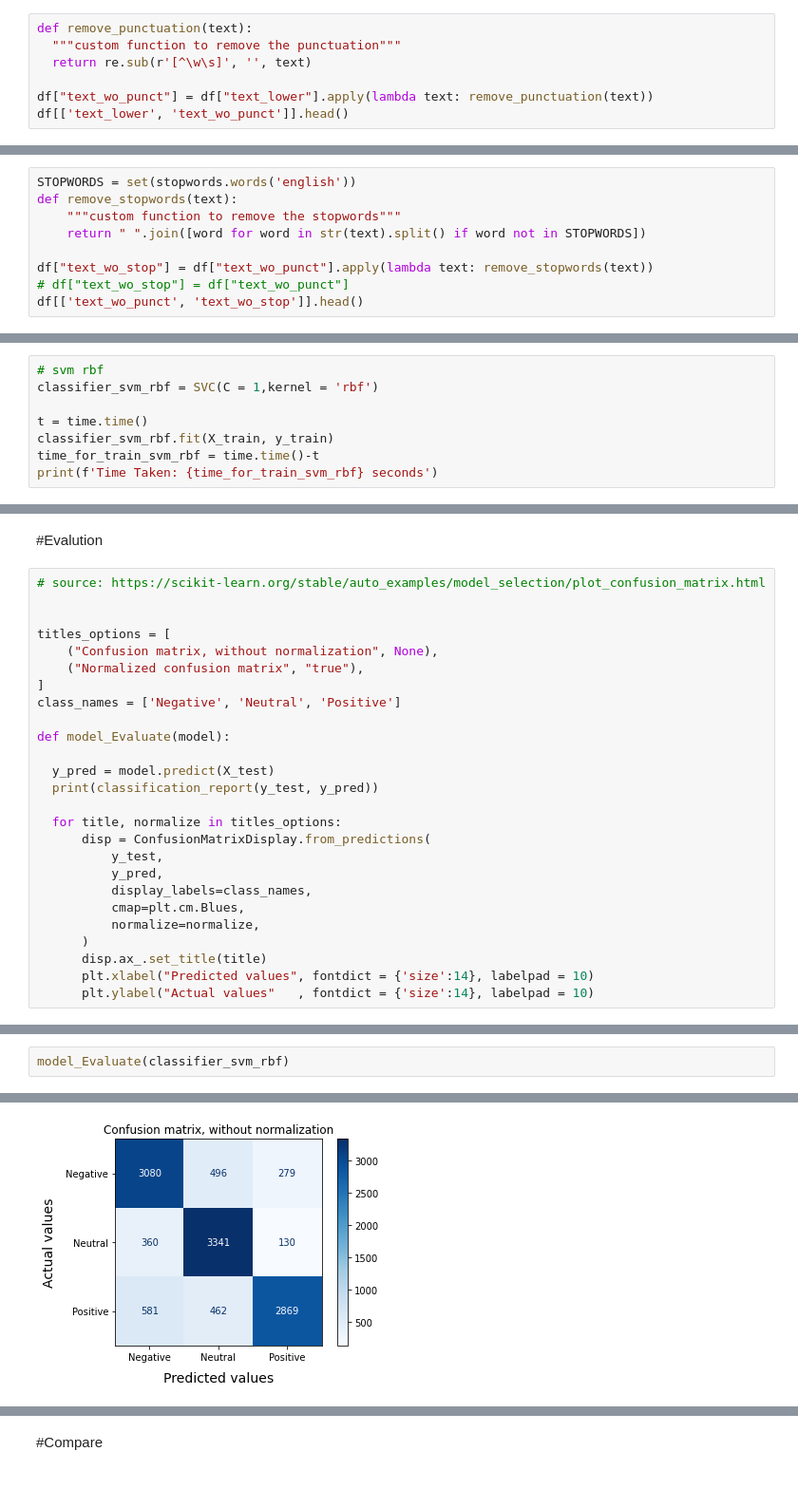
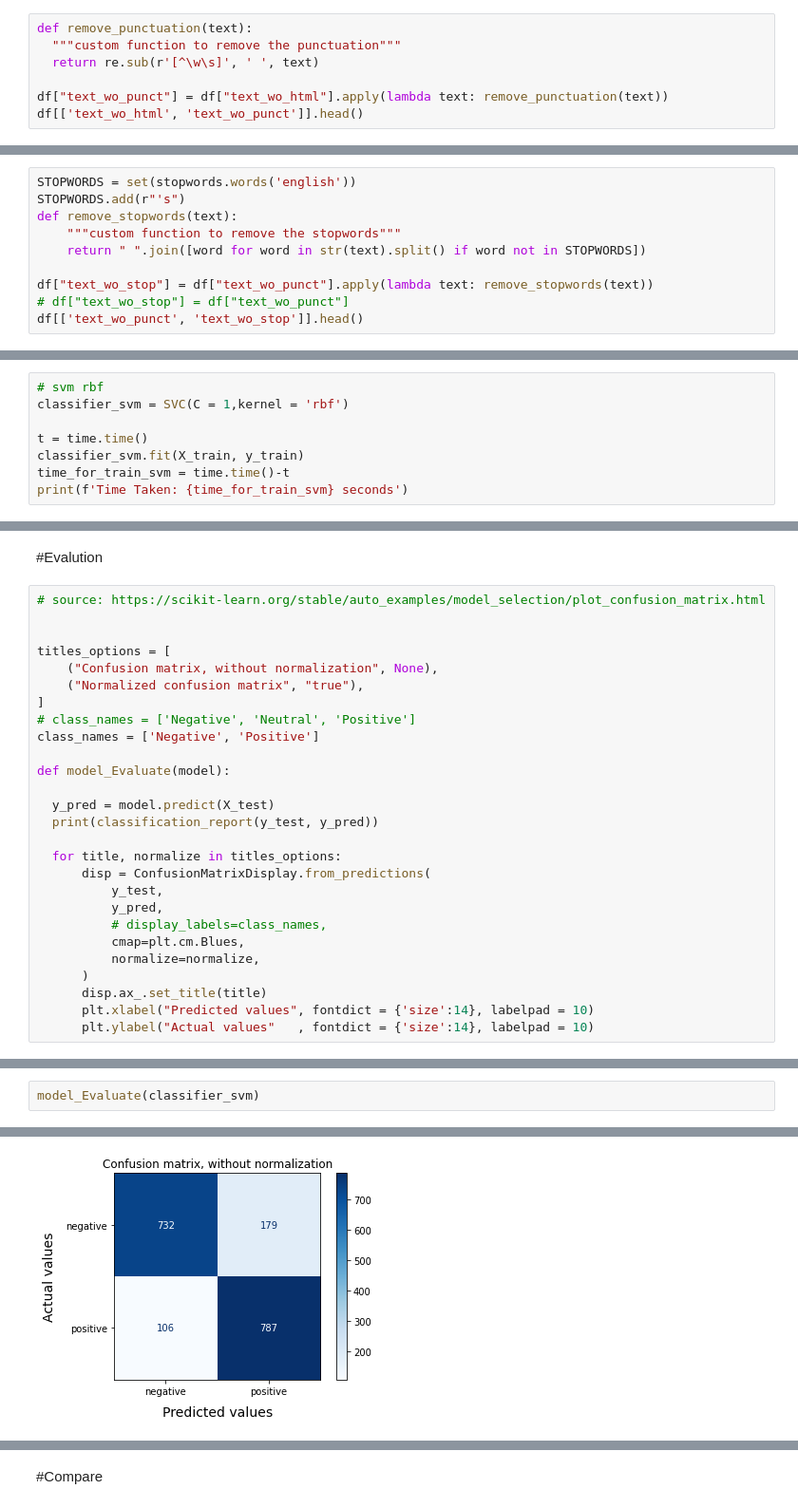
Before and after one commit to antran2k2/Prj1_ML, a Jupyter notebook: Prj1_ML_Sentiment_Analysis.ipynb, the cells around one changed output, grey strips where cells are left out. Shown at 95% size. Cells and saved outputs as stored; diff of their text form.

```diff
--- a/Prj1_ML_Sentiment_Analysis.ipynb
+++ b/Prj1_ML_Sentiment_Analysis.ipynb
@@ -89,8 +115,8 @@ df[['text', 'text_lower']].head()
 # %%
 def remove_punctuation(text):
   """custom function to remove the punctuation"""
-  return re.sub(r'[^\w\s]', '', text)
+  return re.sub(r'[^\w\s]', ' ', text)
 
-df["text_wo_punct"] = df["text_lower"].apply(lambda text: remove_punctuation(text))
-df[['text_lower', 'text_wo_punct']].head()
+df["text_wo_punct"] = df["text_wo_html"].apply(lambda text: remove_punctuation(text))
+df[['text_wo_html', 'text_wo_punct']].head()
 # %% [output]
@@ -112,6 +138,7 @@ nltk.download('stopwords')
 "i, me, my, myself, we, our, ours, ourselves, you, you're, you've, you'll, you'd, your, yours, yourself, yourselves, he, him, his, himself, she, she's, her, hers, herself, it, it's, its, itself, they, ...
 # %%
 STOPWORDS = set(stopwords.words('english'))
+STOPWORDS.add(r"'s")
 def remove_stopwords(text):
     """custom function to remove the stopwords"""
     return " ".join([word for word in str(text).split() if word not in STOPWORDS])
@@ -296,10 +323,10 @@ Time Taken: 0.013192176818847656 seconds
 ##SVM
 # %%
 # svm rbf
-classifier_svm_rbf = SVC(C = 1,kernel = 'rbf')
+classifier_svm = SVC(C = 1,kernel = 'rbf')
 
 t = time.time()
-classifier_svm_rbf.fit(X_train, y_train)
-time_for_train_svm_rbf = time.time()-t
-print(f'Time Taken: {time_for_train_svm_rbf} seconds')
+classifier_svm.fit(X_train, y_train)
+time_for_train_svm = time.time()-t
+print(f'Time Taken: {time_for_train_svm} seconds')
 # %% [output]
@@ -335,7 +352,8 @@ titles_options = [
     ("Confusion matrix, without normalization", None),
     ("Normalized confusion matrix", "true"),
 ]
-class_names = ['Negative', 'Neutral', 'Positive']
+# class_names = ['Negative', 'Neutral', 'Positive']
+class_names = ['Negative', 'Positive']
 
 def model_Evaluate(model):
 
@@ -346,7 +364,7 @@ def model_Evaluate(model):
       disp = ConfusionMatrixDisplay.from_predictions(
           y_test,
           y_pred,
-          display_labels=class_names,
+          # display_labels=class_names,
           cmap=plt.cm.Blues,
           normalize=normalize,
       )
@@ -384,5 +400,5 @@ weighted avg       0.69      0.66      0.65     11598
 # %%
-model_Evaluate(classifier_svm_rbf)
+model_Evaluate(classifier_svm)
 # %% [output]
               precision    recall  f1-score   support
 
@@ -396 +411 @@ weighted avg       0.81      0.80      0.80     11598
-[figure, old version]
+[figure, new version]
```
Also changed, not shown: parts of 43 cells of this notebook, 5 other files.
